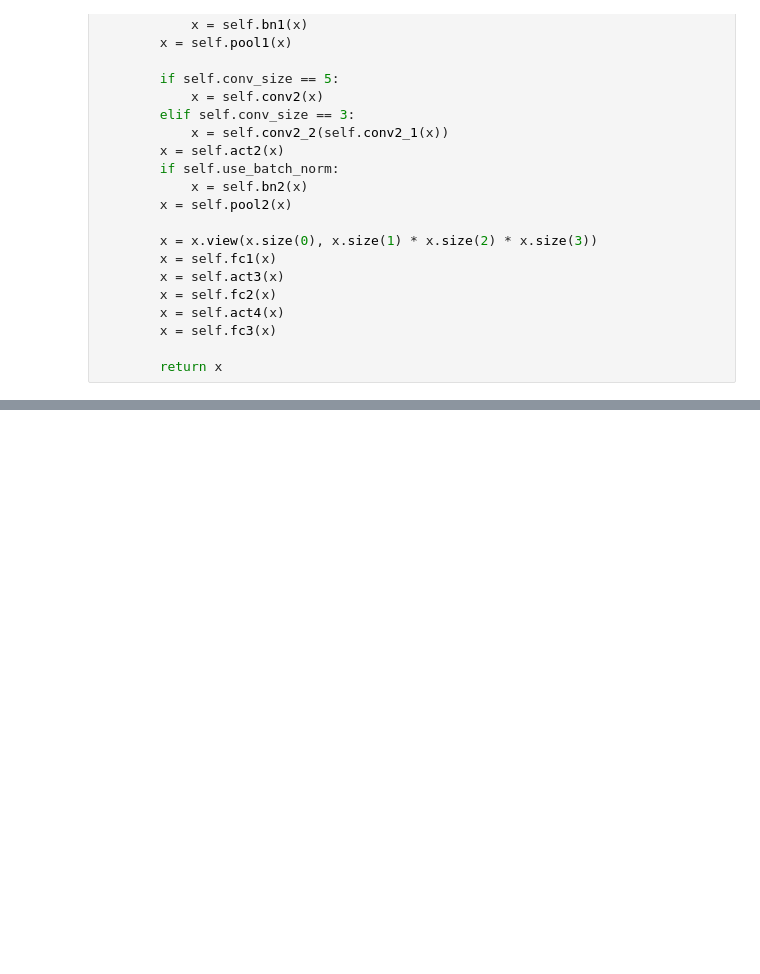
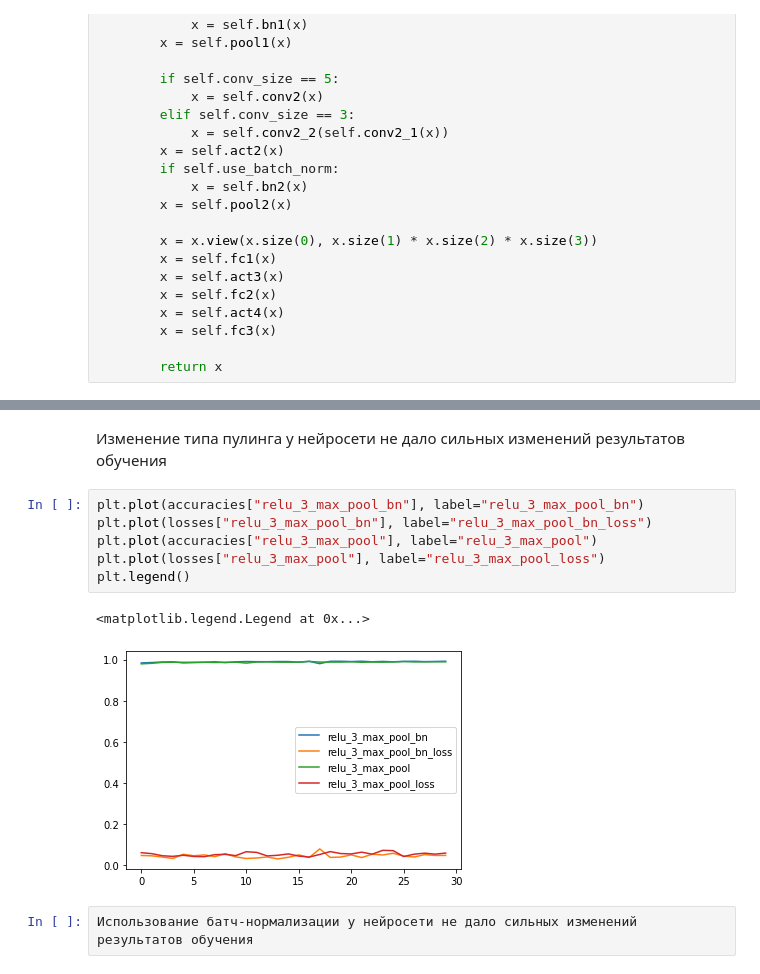
Before and after one commit to Asdaead/SPPR, a Jupyter notebook: Lab5_1.ipynb, the cells around one changed output, grey strips where cells are left out. Saved outputs shown, nothing was run; the diff lists cells and outputs as text; blank space fills up the shorter version.

```diff
--- a/Lab5_1.ipynb
+++ b/Lab5_1.ipynb
@@ -204,0 +268,13 @@ plt.title('Validation Loss');
+# %% [markdown]
+Изменение типа пулинга у нейросети не дало сильных изменений результатов обучения
+# %%
+plt.plot(accuracies["relu_3_max_pool_bn"], label="relu_3_max_pool_bn")
+plt.plot(losses["relu_3_max_pool_bn"], label="relu_3_max_pool_bn_loss")
+plt.plot(accuracies["relu_3_max_pool"], label="relu_3_max_pool")
+plt.plot(losses["relu_3_max_pool"], label="relu_3_max_pool_loss")
+plt.legend()
+# %% [output]
+<matplotlib.legend.Legend at 0x...>
+[figure, added]
+# %%
+Использование батч-нормализации у нейросети не дало сильных изменений результатов обучения
```
Also changed, not shown: parts of 15 cells of this notebook.
